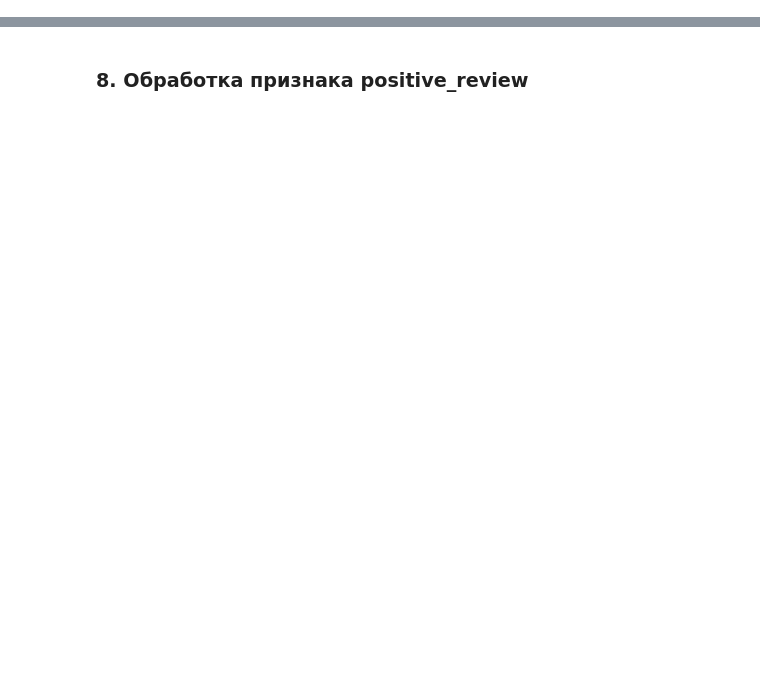
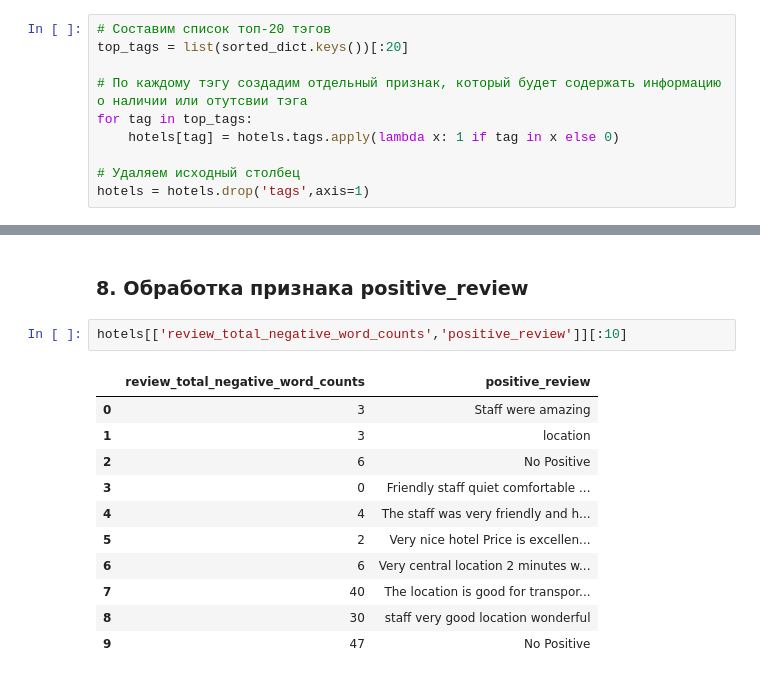
Before and after one commit to eli-ma/Hotels_rating, a Jupyter notebook: Hotels_rating.ipynb, the cells around one changed output, grey strips where cells are left out. Drawn from its saved outputs; the diff is of its cells as text; blank space fills up the shorter version.

```diff
--- a/Hotels_rating.ipynb
+++ b/Hotels_rating.ipynb
@@ -202,3 +151,13 @@ top_tags_list
+# %%
+# Составим список топ-20 тэгов
+top_tags = list(sorted_dict.keys())[:20]
+
+# По каждому тэгу создадим отдельный признак, который будет содержать информацию о наличии или отутсвии тэга
+for tag in top_tags:
+    hotels[tag] = hotels.tags.apply(lambda x: 1 if tag in x else 0)
+
+# Удаляем исходный столбец
+hotels = hotels.drop('tags',axis=1)
 # %% [markdown]
 ### ✓3. Обработка признака days_since_review
 # %% [markdown]
@@ -354,2 +331,16 @@ Name: negative_review, Length: 230121, dtype: int64
 # %% [markdown]
 ### 8. Обработка признака positive_review
+# %%
+hotels[['review_total_negative_word_counts','positive_review']][:10]
+# %% [output]
+|  | review_total_negative_word_counts | positive_review |
+| 0 | 3 | Staff were amazing |
+| 1 | 3 | location |
+| 2 | 6 | No Positive |
+| 3 | 0 | Friendly staff quiet comfortable ... |
+| 4 | 4 | The staff was very friendly and h... |
+| 5 | 2 | Very nice hotel Price is excellen... |
+| 6 | 6 | Very central location 2 minutes w... |
+| 7 | 40 | The location is good for transpor... |
+| 8 | 30 | staff very good location wonderful |
+| 9 | 47 | No Positive |
```
Also changed, not shown: parts of 13 cells of this notebook.
